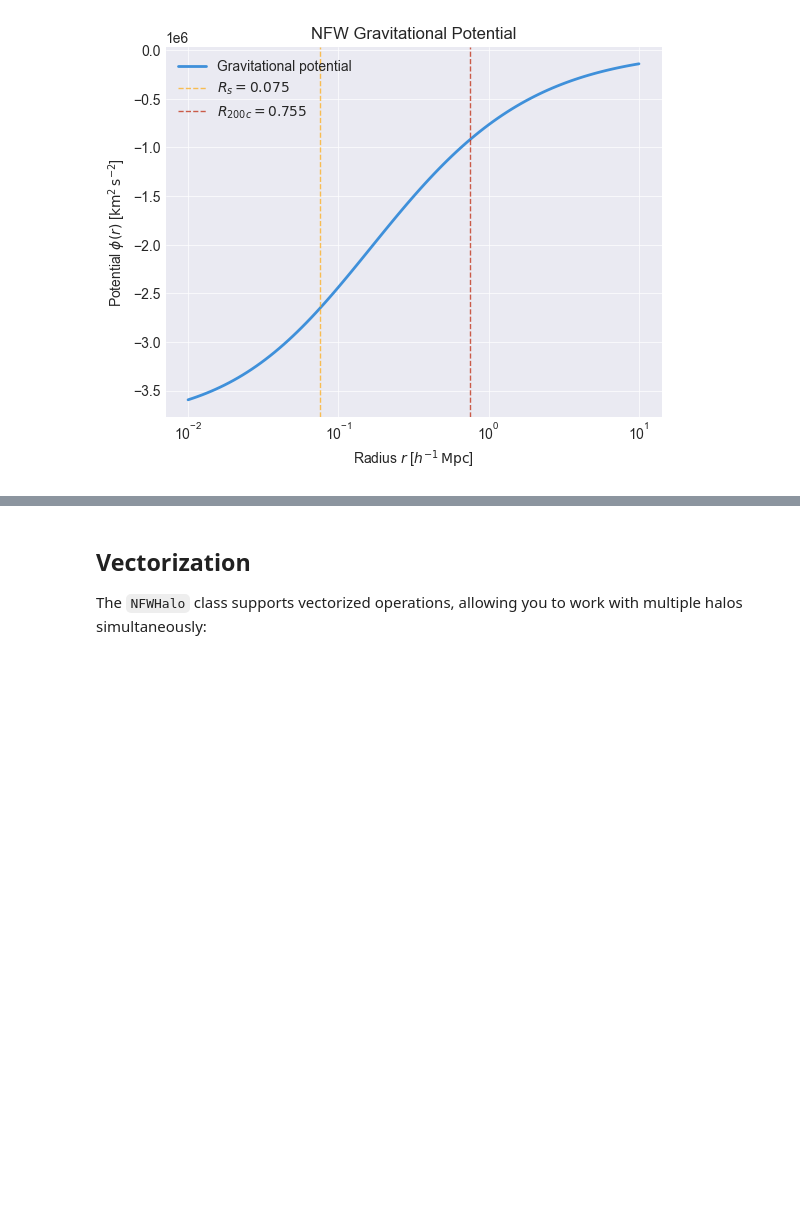
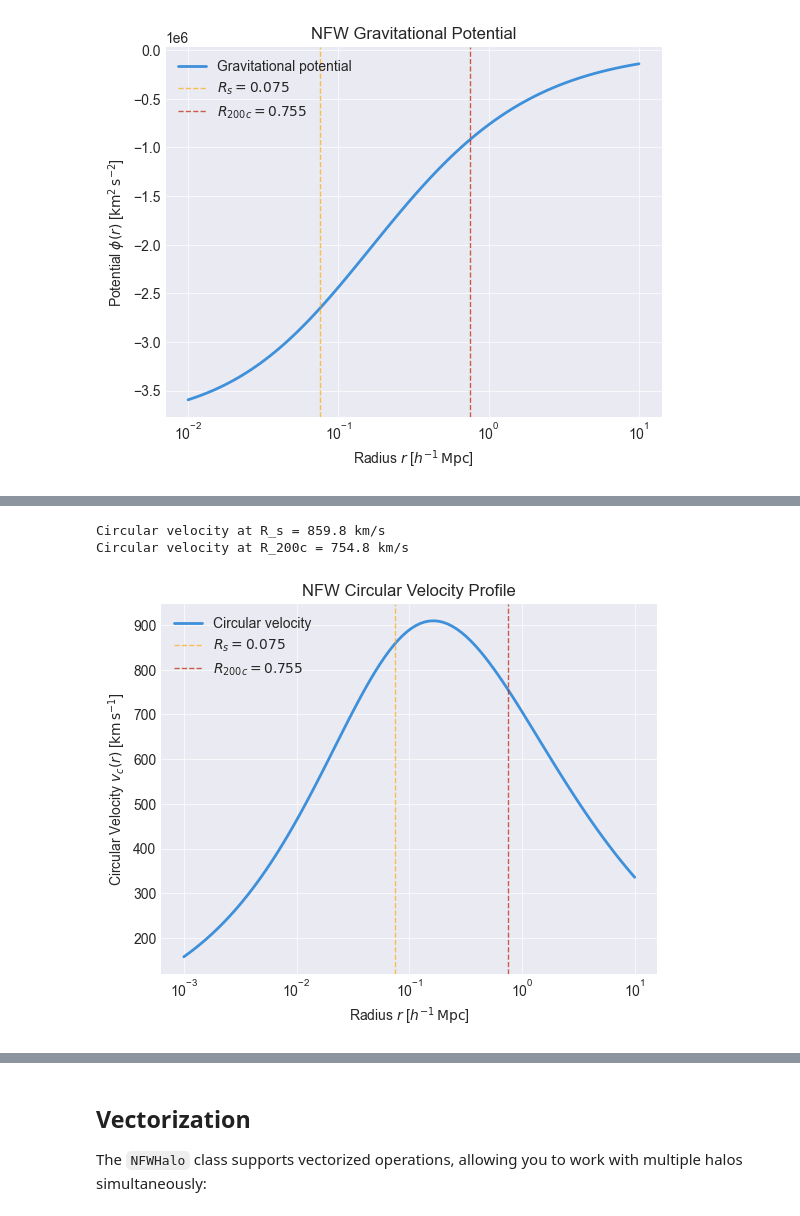
Before and after one commit to fkeruzore/halox, a Jupyter notebook: notebooks/nfw.ipynb, the cells around one changed output, grey strips where cells are left out. Drawn from its saved outputs; the diff is of its cells as text; code cells hidden in the pictures; blank space fills up the shorter version.

```diff
--- a/notebooks/nfw.ipynb
+++ b/notebooks/nfw.ipynb
@@ -186,0 +239,38 @@ ax.grid(True, alpha=1.0)
+# %%
+# Compute circular velocity profile
+v_c = halo.circular_velocity(r)
+
+# Plot
+fig, ax = plt.subplots()
+ax.semilogx(r, v_c, linewidth=2, label="Circular velocity")
+ax.axvline(
+    halo.Rs,
+    color="C1",
+    linestyle="--",
+    alpha=0.7,
+    label=f"$R_s = {halo.Rs:.3f}$",
+)
+ax.axvline(
+    halo.Rdelta,
+    color="C2",
+    linestyle="--",
+    alpha=0.7,
+    label=f"$R_{{200c}} = {halo.Rdelta:.3f}$",
+)
+ax.set_xlabel(r"Radius $r$ [$h^{-1} \, {\rm Mpc}$]")
+ax.set_ylabel(r"Circular Velocity $v_c(r)$ [${\rm km} \, {\rm s}^{-1}$]")
+ax.set_title("NFW Circular Velocity Profile")
+ax.legend()
+ax.xaxis.set_ticks_position("both")
+ax.yaxis.set_ticks_position("both")
+ax.grid(True, alpha=1.0)
+
+# Print some characteristic values
+v_c_at_rs = halo.circular_velocity(halo.Rs)
+v_c_at_r200 = halo.circular_velocity(halo.Rdelta)
+print(f"Circular velocity at R_s = {v_c_at_rs:.1f} km/s")
+print(f"Circular velocity at R_200c = {v_c_at_r200:.1f} km/s")
+# %% [output]
+Circular velocity at R_s = 859.8 km/s
+Circular velocity at R_200c = 754.8 km/s
+[figure, added]
```
Also changed, not shown: parts of 6 cells of this notebook, 1 other file.
